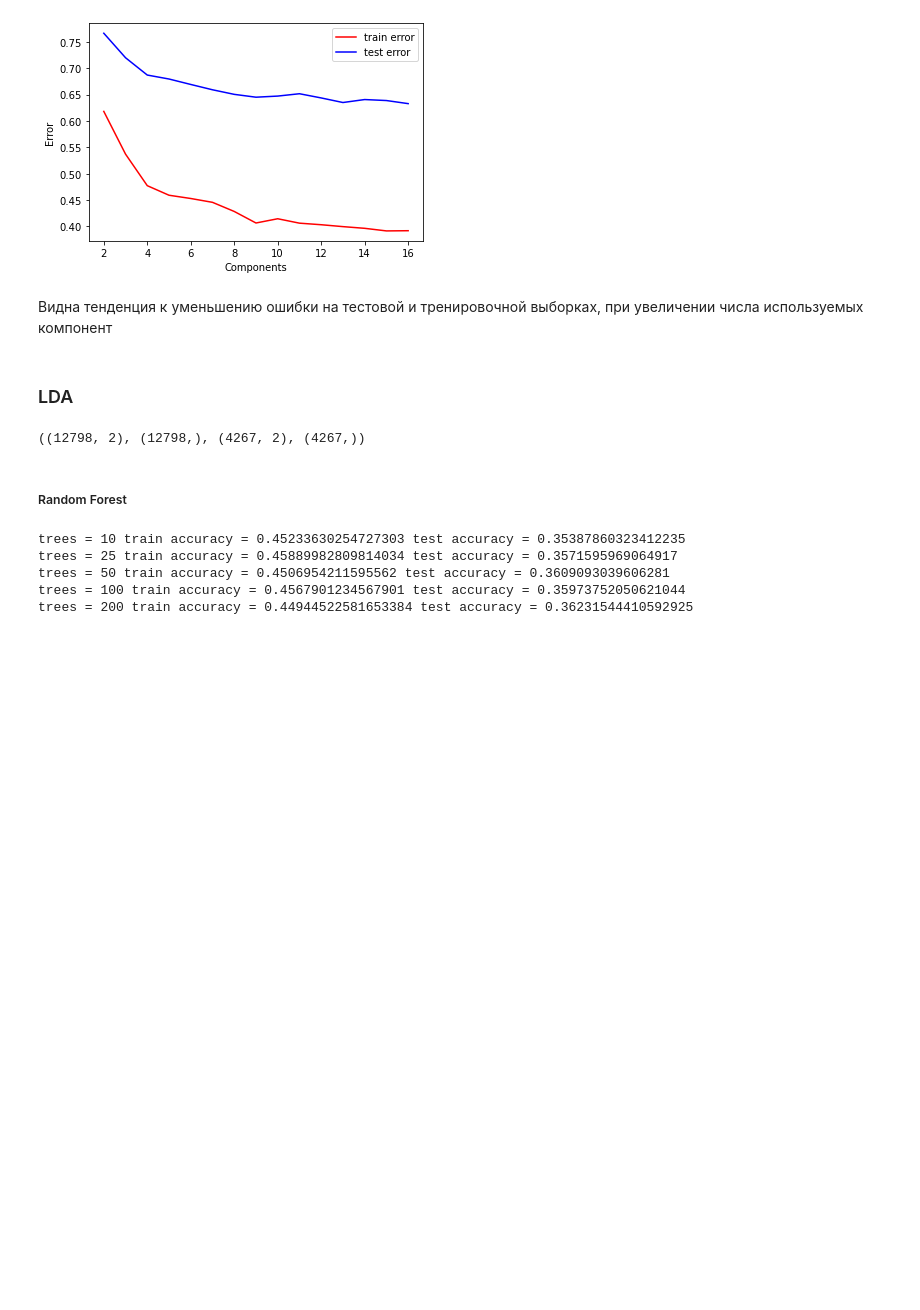
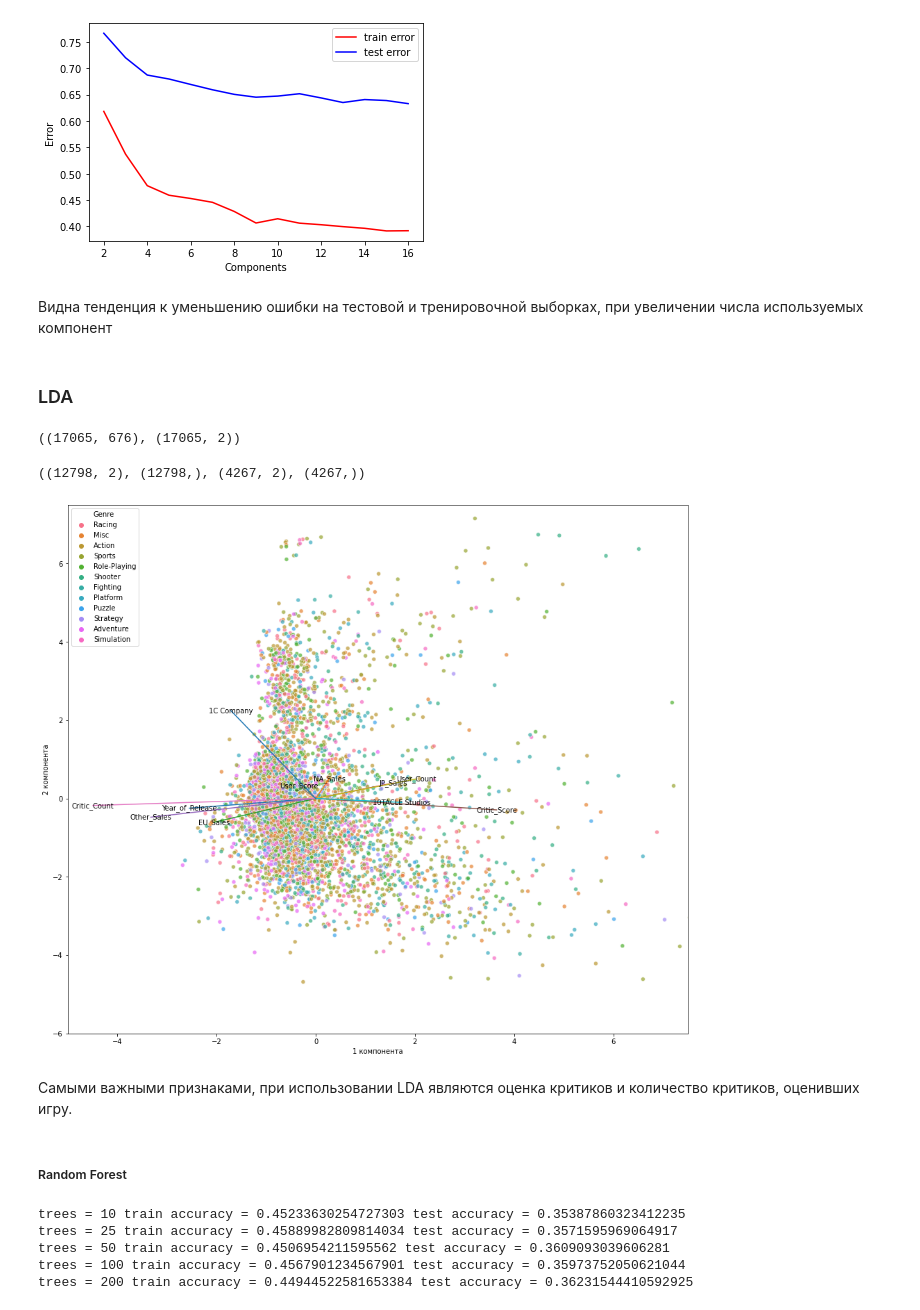
Before and after one commit to g1tCommit/ML_Video_Game_Sales_, a Jupyter notebook: Video_Game_Sales_2.ipynb, the cells around one changed output. Cells and saved outputs as stored; diff of their text form; code cells hidden in the pictures; blank space fills up the shorter version.

```diff
--- a/Video_Game_Sales_2.ipynb
+++ b/Video_Game_Sales_2.ipynb
@@ -707,4 +710,17 @@ pass
 Видна тенденция к уменьшению ошибки на тестовой  и тренировочной выборках, при увеличении числа используемых компонент
 # %% [markdown]
 ### LDA
+# %%
+from sklearn.discriminant_analysis import LinearDiscriminantAnalysis
+
+sc = sklearn.preprocessing.StandardScaler()
+X_standart = sc.fit_transform(X)
+
+lda = LinearDiscriminantAnalysis(n_components = 2)
+X_lda = lda.fit_transform(X_standart, y)
+X_lda = pd.DataFrame(X_lda,columns = ['1 компонента','2 компонента'])
+# %%
+X.shape, X_lda.shape
+# %% [output]
+((17065, 676), (17065, 2))
 # %%
@@ -717,6 +728,12 @@ X_train, X_test, y_train, y_test = train_test_split(X_LDA, y, test_size = 0.25,
 X_train.shape, y_train.shape, X_test.shape, y_test.shape
 # %% [output]
 ((12798, 2), (12798,), (4267, 2), (4267,))
+# %%
+biplot(X_lda, y, lda.scalings_, X.columns)
+# %% [output]
+[figure, added]
+# %% [markdown]
+Самыми важными признаками, при использовании LDA являются оценка критиков и количество критиков, оценивших игру.
 # %% [markdown]
 ##### Random Forest
 # %%
```
Also changed, not shown: parts of 9 cells of this notebook.
